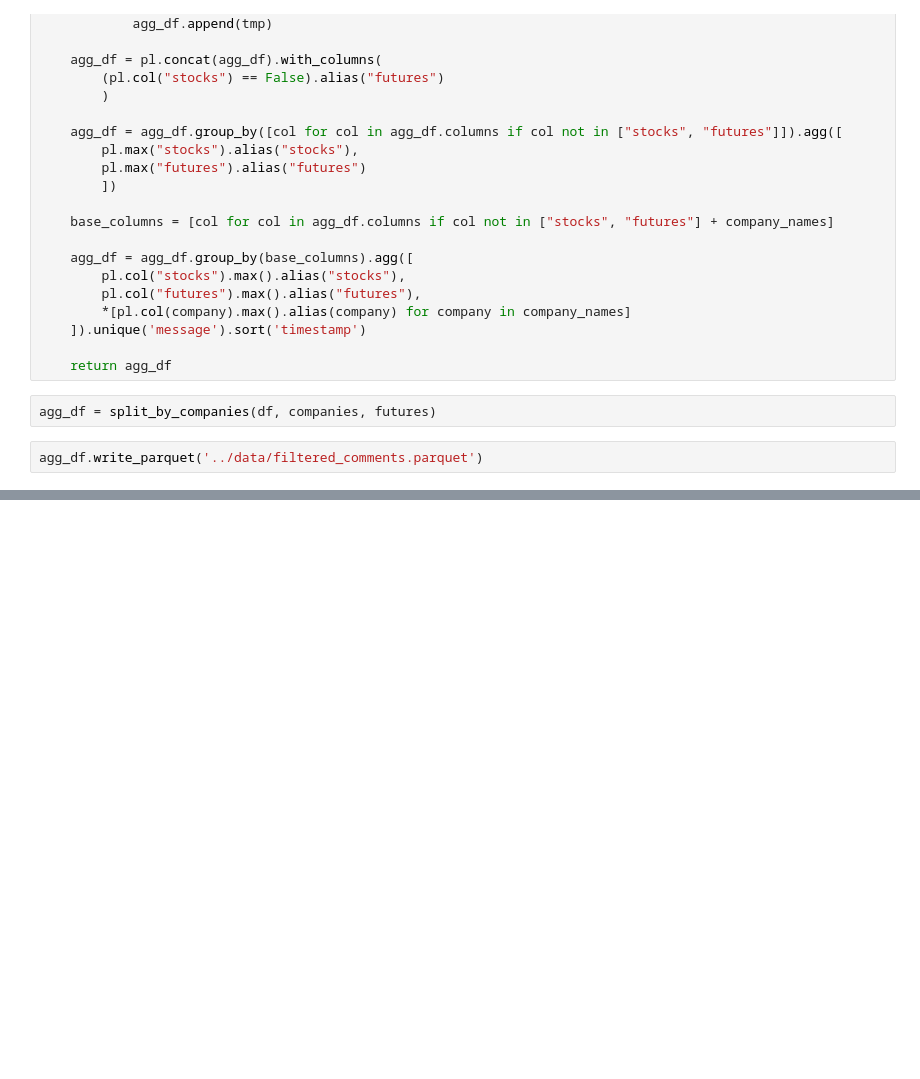
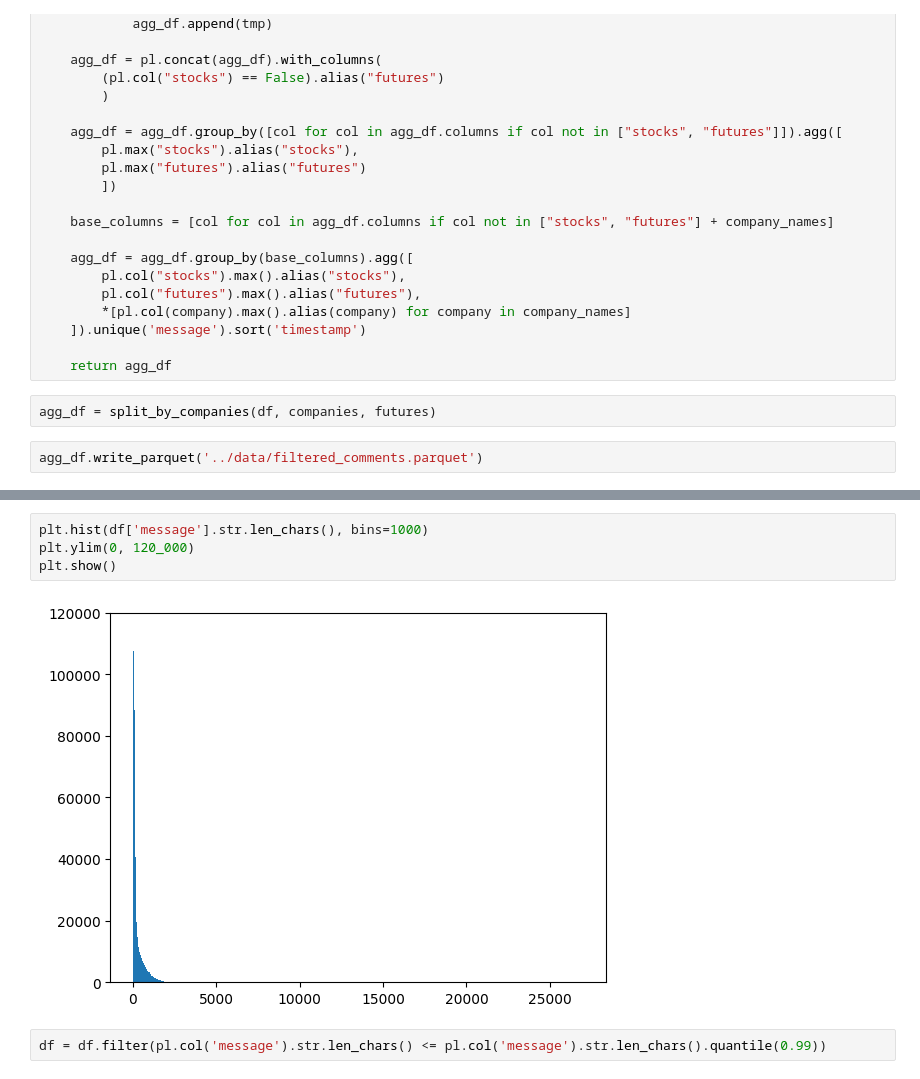
Before and after one commit to BorisenkoGeorgy/Stock_forecast_with_investors_sentiment, a Jupyter notebook: notebooks/preprocessing.ipynb, the cells around one changed output, grey strips where cells are left out. Saved outputs shown, nothing was run; the diff lists cells and outputs as text; blank space fills up the shorter version.

```diff
--- a/notebooks/preprocessing.ipynb
+++ b/notebooks/preprocessing.ipynb
@@ -72,0 +98,8 @@ agg_df.write_parquet('../data/filtered_comments.parquet')
+# %%
+plt.hist(df['message'].str.len_chars(), bins=1000)
+plt.ylim(0, 120_000)
+plt.show()
+# %% [output]
+[figure, added]
+# %%
+df = df.filter(pl.col('message').str.len_chars() <= pl.col('message').str.len_chars().quantile(0.99))
```
Also changed, not shown: parts of 23 cells of this notebook, 2 other files.
